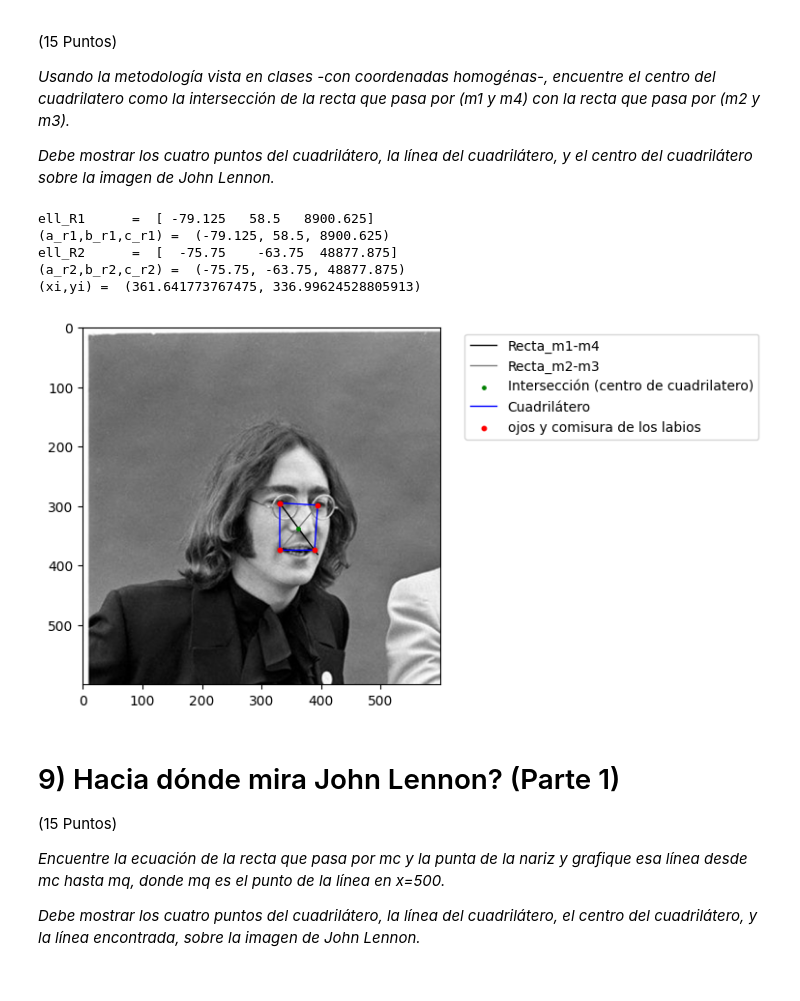
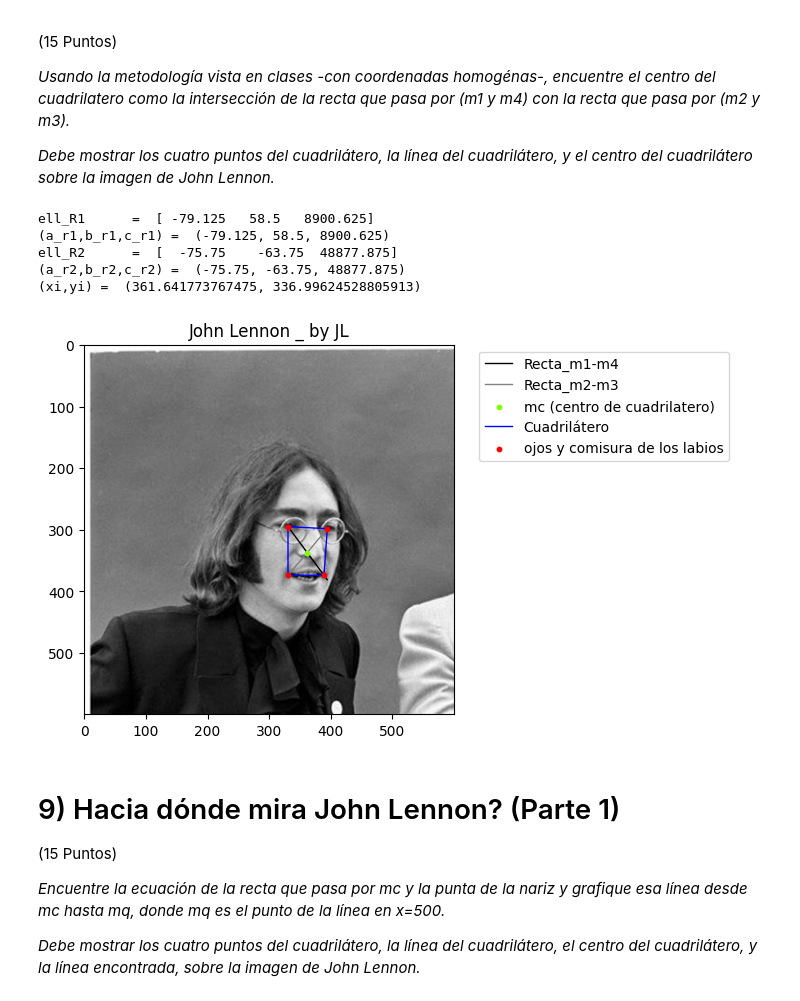
Before and after one commit to G2JL/Computer_Vision, a Jupyter notebook: 1902172_VC_A1_Puntos_lineas.ipynb, the cells around one changed output. Saved outputs shown, nothing was run; the diff lists cells and outputs as text; code cells hidden in the pictures.

```diff
--- a/1902172_VC_A1_Puntos_lineas.ipynb
+++ b/1902172_VC_A1_Puntos_lineas.ipynb
@@ -356,35 +357,36 @@ plt.plot(x_Recta1,y_Recta1,color='black', linewidth='1', label="Recta_m1-m4", zo
 
   # Recta 2 (m2 y m3)
 x_Recta2 = limits
 y_Recta2 = -(a_r2*x_Recta2+c_r2)/b_r2
 
 plt.plot(x_Recta2,y_Recta2,color='grey', linewidth='1',label="Recta_m2-m3", zorder=1)
 
 # Calcular la intersección usando el producto cruzado
 mi = np.cross(ell_Recta1, ell_Recta2)  # Producto cruzado ℓ1 × ℓ2
 xi = mi[0]/mi[2]
 yi = mi[1]/mi[2]
 print('(xi,yi) = ',(xi,yi))
 
 #plt.plot(xi, yi, marker='.', markerfacecolor='green', markersize=6,label="intersección", zorder=3)
-plt.scatter(xi, yi, color='green', s=6, label="Intersección (centro de cuadrilatero)", zorder=3)  # Intersección en verde
+plt.scatter(xi, yi, color='chartreuse', s=10, label="mc (centro de cuadrilatero)", zorder=3)  # Intersección de rectas
 
 # ----Mostar puntos y cuadrilatero sobre la imagen de John Lennon ----
 I = cv2.imread('JohnLennon.jpg')
 plt.imshow(I, zorder=0)  # Imagen de fondo con el menor zorder
 
 plt.plot(sqr_x, sqr_y, c='blue', linewidth=1, label="Cuadrilátero", zorder=2) # Línea cerrada
 plt.scatter(sqr_x, sqr_y, s=10, c='red', label="ojos y comisura de los labios", zorder=3)  # Puntos en rojo
 
 plt.legend(bbox_to_anchor=(1.05, 1), loc='upper left')
+plt.title('John Lennon _ by JL')
 plt.show()
 # %% [output]
 ell_R1      =  [ -79.125   58.5   8900.625]
 (a_r1,b_r1,c_r1) =  (-79.125, 58.5, 8900.625)
 ell_R2      =  [  -75.75    -63.75  48877.875]
 (a_r2,b_r2,c_r2) =  (-75.75, -63.75, 48877.875)
 (xi,yi) =  (361.641773767475, 336.99624528805913)
-[figure, old version]
+[figure, new version]
 # %% [markdown]
 # 9) Hacia dónde mira John Lennon? (Parte 1)
 
```
Also changed, not shown: parts of 5 cells of this notebook.
